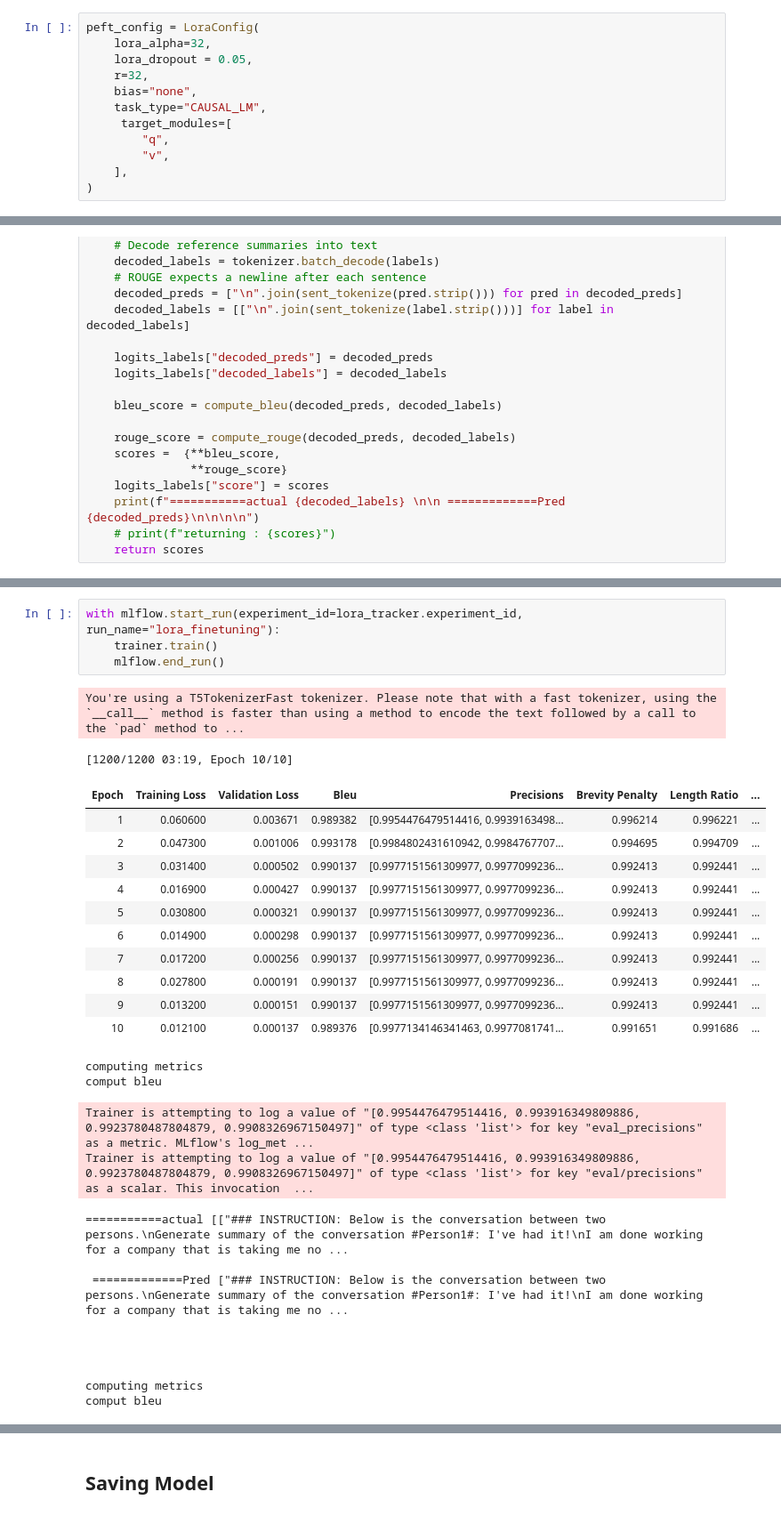
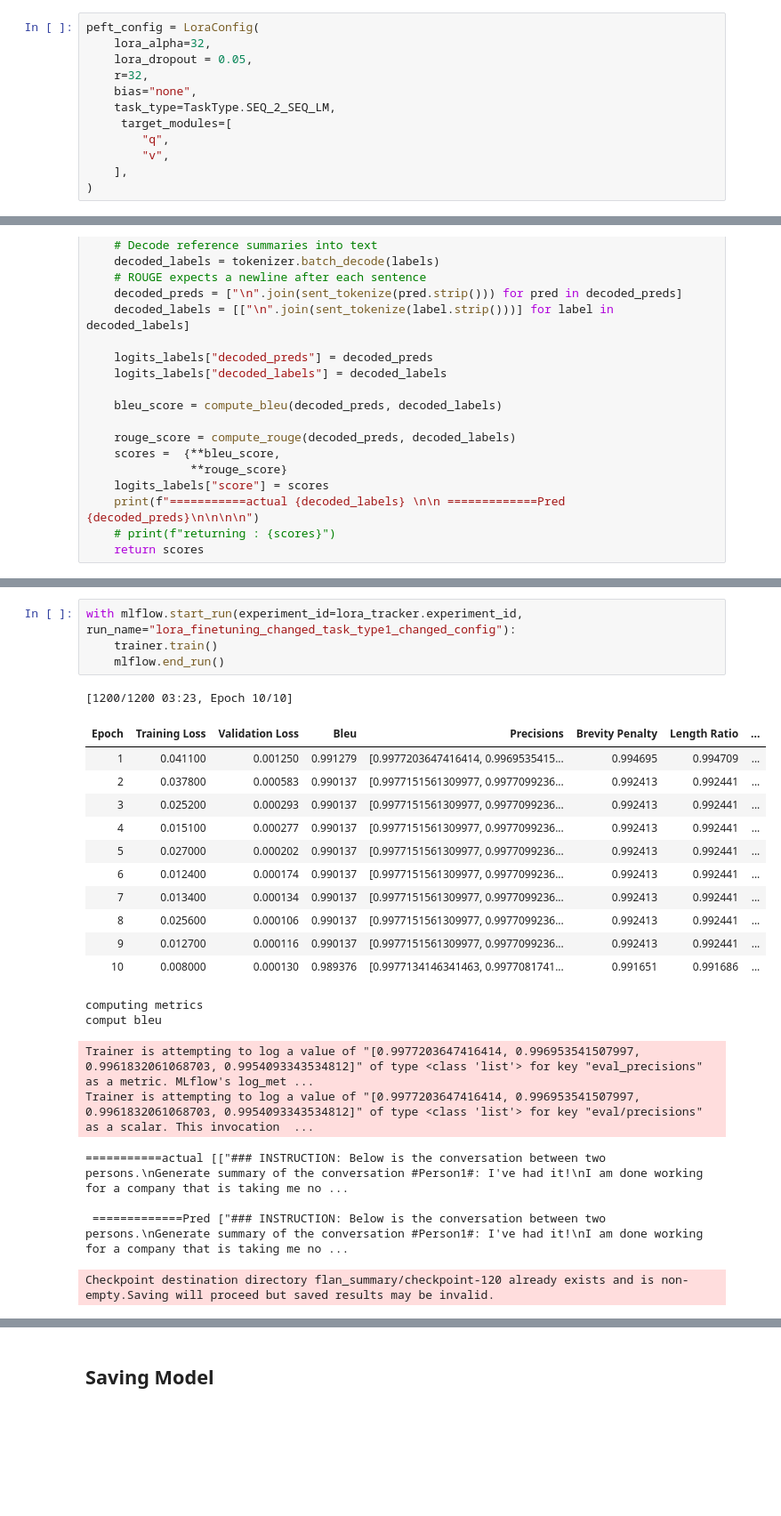
Before and after one commit to hemanthyernagula/MlOps-Assignment-2, a Jupyter notebook: Model_Fine_Tuning_and_Optimization_Task.ipynb, the cells around one changed output, grey strips where cells are left out. Shown at 89% size. Saved outputs shown, nothing was run; the diff lists cells and outputs as text; blank space fills up the shorter version.

Commit message:
updated the lora config

```diff
--- a/Model_Fine_Tuning_and_Optimization_Task.ipynb
+++ b/Model_Fine_Tuning_and_Optimization_Task.ipynb
@@ -737,7 +735,7 @@ peft_config = LoraConfig(
     lora_dropout = 0.05,
     r=32,
     bias="none",
-    task_type="CAUSAL_LM",
+    task_type=TaskType.SEQ_2_SEQ_LM,
      target_modules=[
         "q",
         "v",
@@ -1036,33 +1026,27 @@ ServerApp.rate_limit_window=3.0 (secs)
 <class 'datasets.formatting.formatting.LazyBatch'>
 returning inputs as : ["### INSTRUCTION: \nBelow is the conversation between two persons. Generate summary of the conversation\n\n#Person1#: I've had it! I am done working for a company that is taking ...
 # %%
-with mlflow.start_run(experiment_id=lora_tracker.experiment_id, run_name="lora_finetuning"):
+with mlflow.start_run(experiment_id=lora_tracker.experiment_id, run_name="lora_finetuning_changed_task_type1_changed_config"):
     trainer.train()
     mlflow.end_run()
 # %% [output]
-You're using a T5TokenizerFast tokenizer. Please note that with a fast tokenizer, using the `__call__` method is faster than using a method to encode the text followed by a call to the `pad` method to ...
+[1200/1200 03:23, Epoch 10/10]
+| Epoch | Training Loss | Validation Loss | Bleu | Precisions | Brevity Penalty | Length Ratio | ... |
+| 1 | 0.041100 | 0.001250 | 0.991279 | [0.9977203647416414, 0.9969535415... | 0.994695 | 0.994709 | ... |
+| 2 | 0.037800 | 0.000583 | 0.990137 | [0.9977151561309977, 0.9977099236... | 0.992413 | 0.992441 | ... |
+| 3 | 0.025200 | 0.000293 | 0.990137 | [0.9977151561309977, 0.9977099236... | 0.992413 | 0.992441 | ... |
+| 4 | 0.015100 | 0.000277 | 0.990137 | [0.9977151561309977, 0.9977099236... | 0.992413 | 0.992441 | ... |
+| 5 | 0.027000 | 0.000202 | 0.990137 | [0.9977151561309977, 0.9977099236... | 0.992413 | 0.992441 | ... |
+| 6 | 0.012400 | 0.000174 | 0.990137 | [0.9977151561309977, 0.9977099236... | 0.992413 | 0.992441 | ... |
+| 7 | 0.013400 | 0.000134 | 0.990137 | [0.9977151561309977, 0.9977099236... | 0.992413 | 0.992441 | ... |
+| 8 | 0.025600 | 0.000106 | 0.990137 | [0.9977151561309977, 0.9977099236... | 0.992413 | 0.992441 | ... |
+| 9 | 0.012700 | 0.000116 | 0.990137 | [0.9977151561309977, 0.9977099236... | 0.992413 | 0.992441 | ... |
+| 10 | 0.008000 | 0.000130 | 0.989376 | [0.9977134146341463, 0.9977081741... | 0.991651 | 0.991686 | ... |
-[1200/1200 03:19, Epoch 10/10]
+computing metrics
+comput bleu
-| Epoch | Training Loss | Validation Loss | Bleu | Precisions | Brevity Penalty | Length Ratio | ... |
-| 1 | 0.060600 | 0.003671 | 0.989382 | [0.9954476479514416, 0.9939163498... | 0.996214 | 0.996221 | ... |
-| 2 | 0.047300 | 0.001006 | 0.993178 | [0.9984802431610942, 0.9984767707... | 0.994695 | 0.994709 | ... |
-| 3 | 0.031400 | 0.000502 | 0.990137 | [0.9977151561309977, 0.9977099236... | 0.992413 | 0.992441 | ... |
-| 4 | 0.016900 | 0.000427 | 0.990137 | [0.9977151561309977, 0.9977099236... | 0.992413 | 0.992441 | ... |
-| 5 | 0.030800 | 0.000321 | 0.990137 | [0.9977151561309977, 0.9977099236... | 0.992413 | 0.992441 | ... |
-| 6 | 0.014900 | 0.000298 | 0.990137 | [0.9977151561309977, 0.9977099236... | 0.992413 | 0.992441 | ... |
-| 7 | 0.017200 | 0.000256 | 0.990137 | [0.9977151561309977, 0.9977099236... | 0.992413 | 0.992441 | ... |
-| 8 | 0.027800 | 0.000191 | 0.990137 | [0.9977151561309977, 0.9977099236... | 0.992413 | 0.992441 | ... |
-| 9 | 0.013200 | 0.000151 | 0.990137 | [0.9977151561309977, 0.9977099236... | 0.992413 | 0.992441 | ... |
-| 10 | 0.012100 | 0.000137 | 0.989376 | [0.9977134146341463, 0.9977081741... | 0.991651 | 0.991686 | ... |
-computing metrics
-comput bleu
+Trainer is attempting to log a value of "[0.9977203647416414, 0.996953541507997, 0.9961832061068703, 0.9954093343534812]" of type <class 'list'> for key "eval_precisions" as a metric. MLflow's log_met ...
+Trainer is attempting to log a value of "[0.9977203647416414, 0.996953541507997, 0.9961832061068703, 0.9954093343534812]" of type <class 'list'> for key "eval/precisions" as a scalar. This invocation  ...
-Trainer is attempting to log a value of "[0.9954476479514416, 0.993916349809886, 0.9923780487804879, 0.9908326967150497]" of type <class 'list'> for key "eval_precisions" as a metric. MLflow's log_met ...
-Trainer is attempting to log a value of "[0.9954476479514416, 0.993916349809886, 0.9923780487804879, 0.9908326967150497]" of type <class 'list'> for key "eval/precisions" as a scalar. This invocation  ...
+===========actual [["### INSTRUCTION: Below is the conversation between two persons.\nGenerate summary of the conversation #Person1#: I've had it!\nI am done working for a company that is taking me no ...
+
+ =============Pred ["### INSTRUCTION: Below is the conversation between two persons.\nGenerate summary of the conversation #Person1#: I've had it!\nI am done working for a company that is taking me no ...
-===========actual [["### INSTRUCTION: Below is the conversation between two persons.\nGenerate summary of the conversation #Person1#: I've had it!\nI am done working for a company that is taking me no ...
-
- =============Pred ["### INSTRUCTION: Below is the conversation between two persons.\nGenerate summary of the conversation #Person1#: I've had it!\nI am done working for a company that is taking me no ...
-
-
-
-
-computing metrics
-comput bleu
+Checkpoint destination directory flan_summary/checkpoint-120 already exists and is non-empty.Saving will proceed but saved results may be invalid.
```
Also changed, not shown: parts of 23 cells of this notebook, 1 other file.
